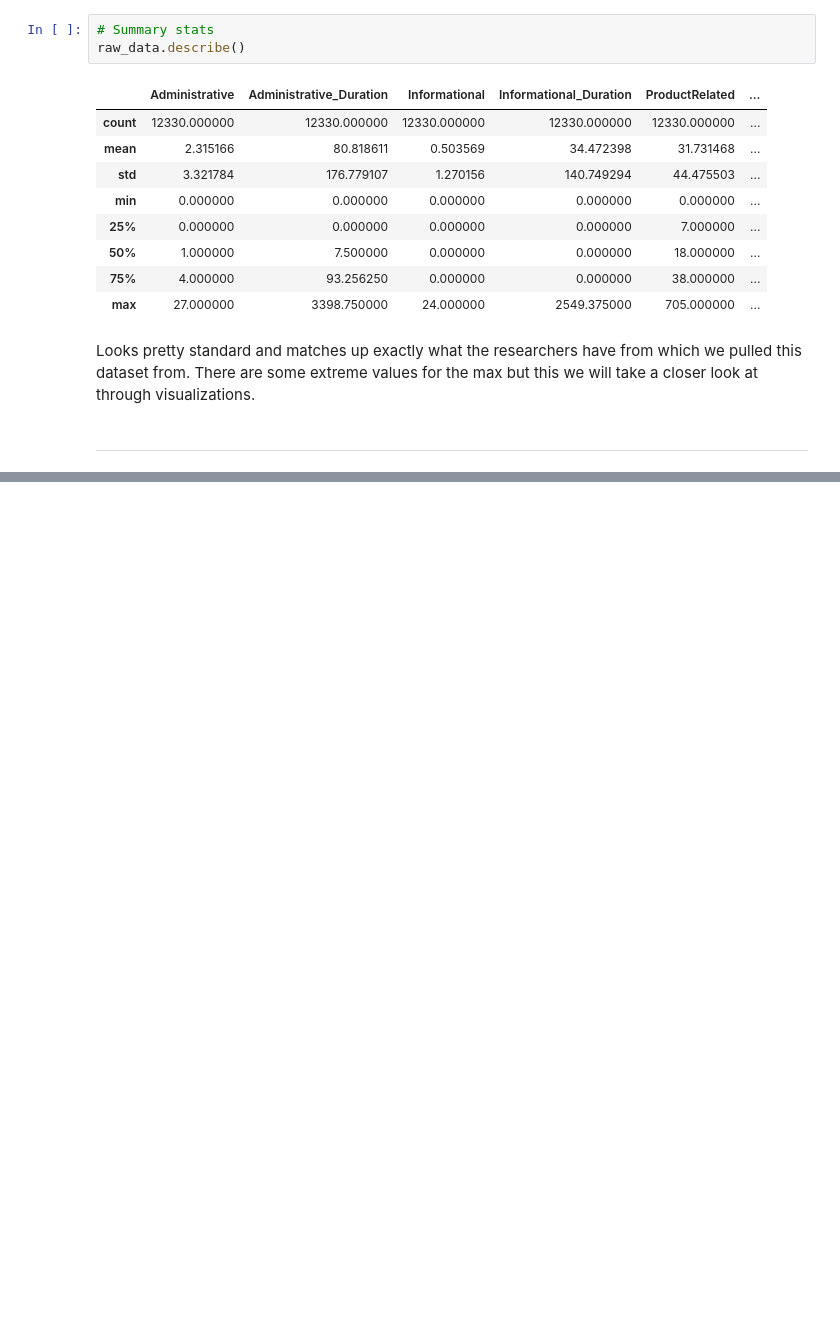
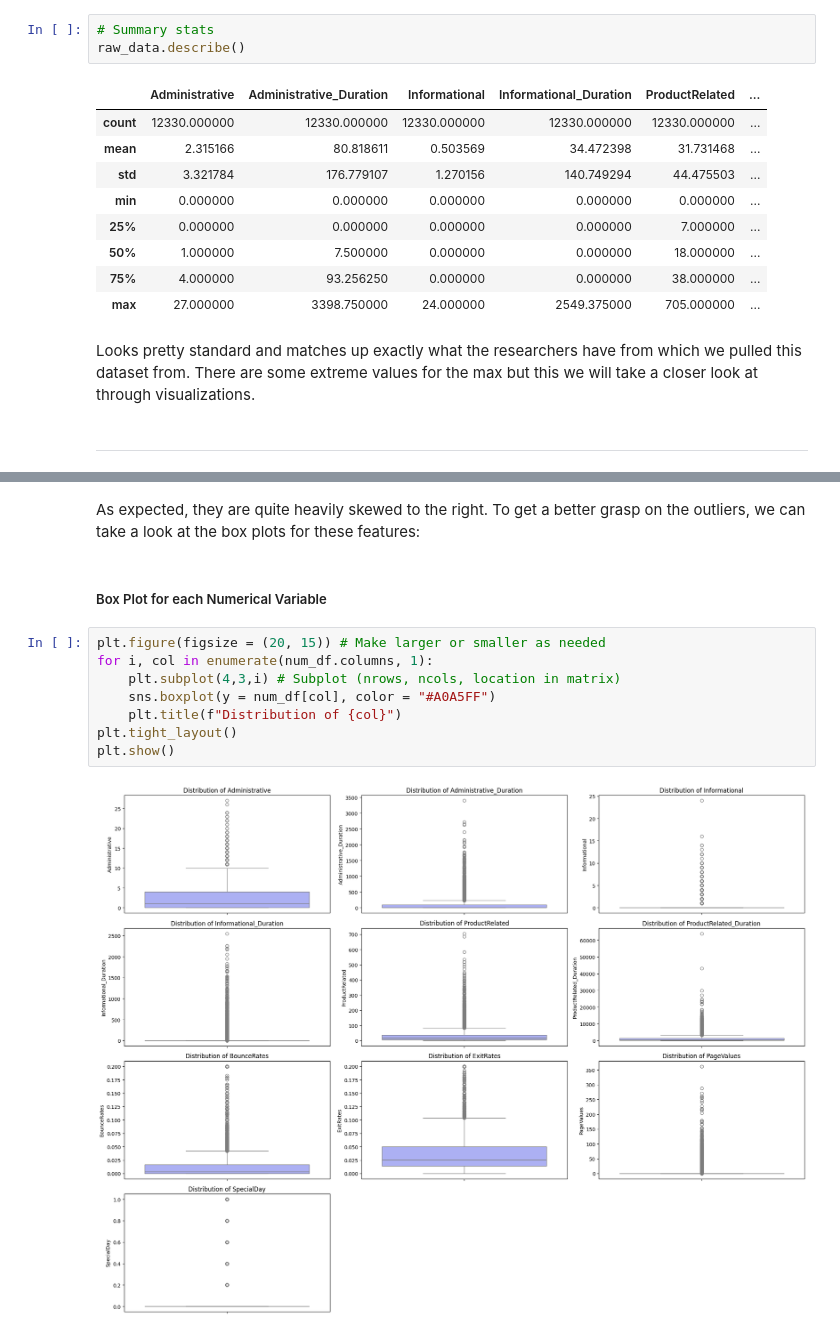
Before and after one commit to jacksonSmall/Shopper-Behavior-Analysis, a Jupyter notebook: EDA.ipynb, the cells around one changed output, grey strips where cells are left out. Drawn from its saved outputs; the diff is of its cells as text; blank space fills up the shorter version.

```diff
--- a/EDA.ipynb
+++ b/EDA.ipynb
@@ -101,0 +143,14 @@ fig.show()
+# %% [markdown]
+As expected, they are quite heavily skewed to the right. To get a better grasp on the outliers, we can take a look at the box plots for these features:
+# %% [markdown]
+##### Box Plot for each Numerical Variable
+# %%
+plt.figure(figsize = (20, 15)) # Make larger or smaller as needed
+for i, col in enumerate(num_df.columns, 1):
+    plt.subplot(4,3,i) # Subplot (nrows, ncols, location in matrix)
+    sns.boxplot(y = num_df[col], color = "#A0A5FF")
+    plt.title(f"Distribution of {col}")
+plt.tight_layout()
+plt.show()
+# %% [output]
+[figure, added]
```
Also changed, not shown: parts of 22 cells of this notebook.
